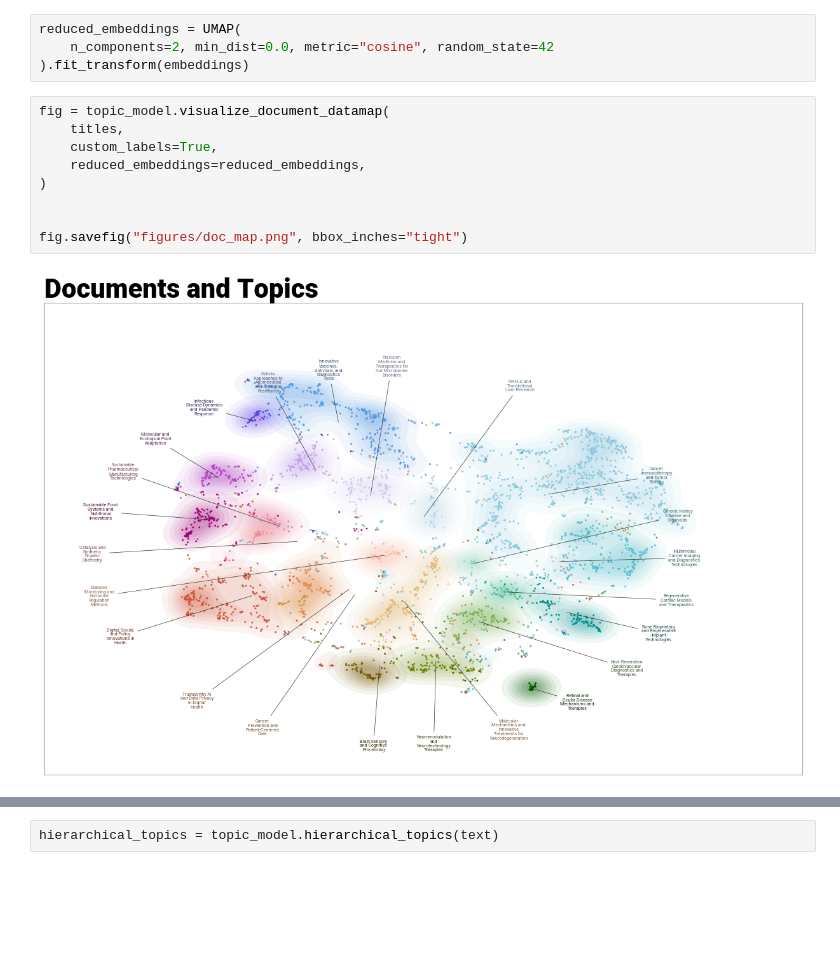
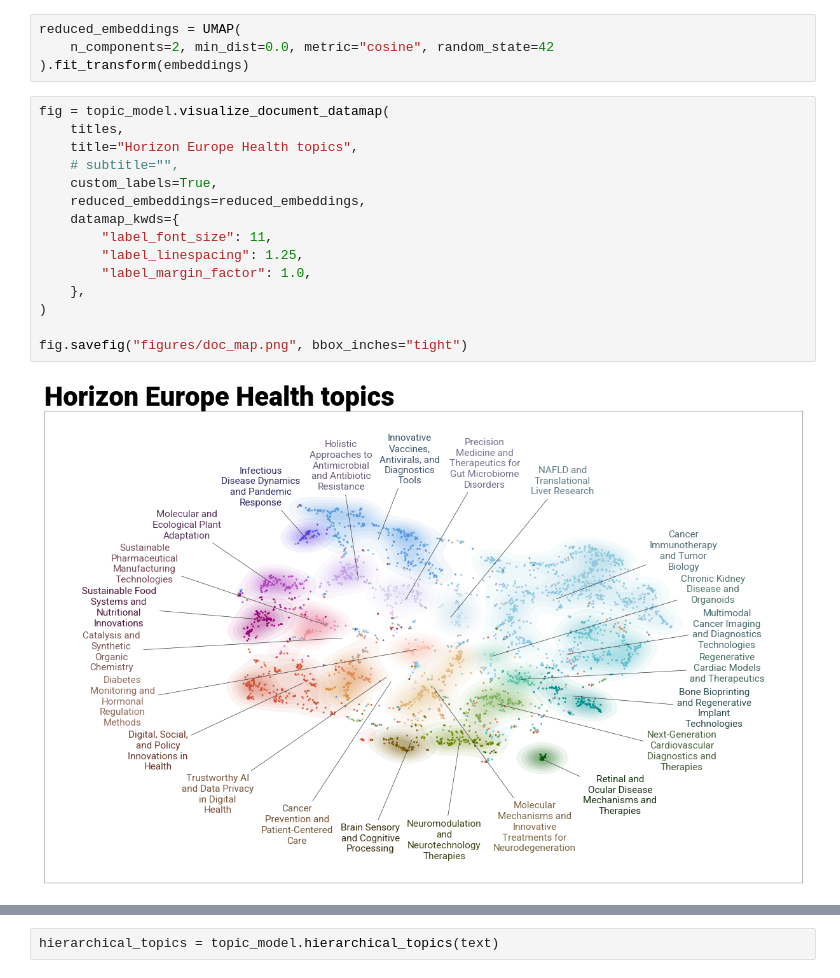
Before and after one commit to giangph58/Modern-Analytics, a Jupyter notebook: notebooks/topic_model.ipynb, the cells around one changed output, grey strips where cells are left out. Cells and saved outputs as stored; diff of their text form; blank space fills up the shorter version.

```diff
--- a/notebooks/topic_model.ipynb
+++ b/notebooks/topic_model.ipynb
@@ -305,11 +305,17 @@ reduced_embeddings = UMAP(
 # %%
 fig = topic_model.visualize_document_datamap(
     titles,
+    title="Horizon Europe Health topics",
+    # subtitle="",
     custom_labels=True,
     reduced_embeddings=reduced_embeddings,
+    datamap_kwds={
+        "label_font_size": 11,
+        "label_linespacing": 1.25,
+        "label_margin_factor": 1.0,
+    },
 )
 
-
 fig.savefig("figures/doc_map.png", bbox_inches="tight")
 # %% [output]
-[figure, old version]
+[figure, new version]
```
Also changed, not shown: parts of 1 cell of this notebook, 1 other file.
